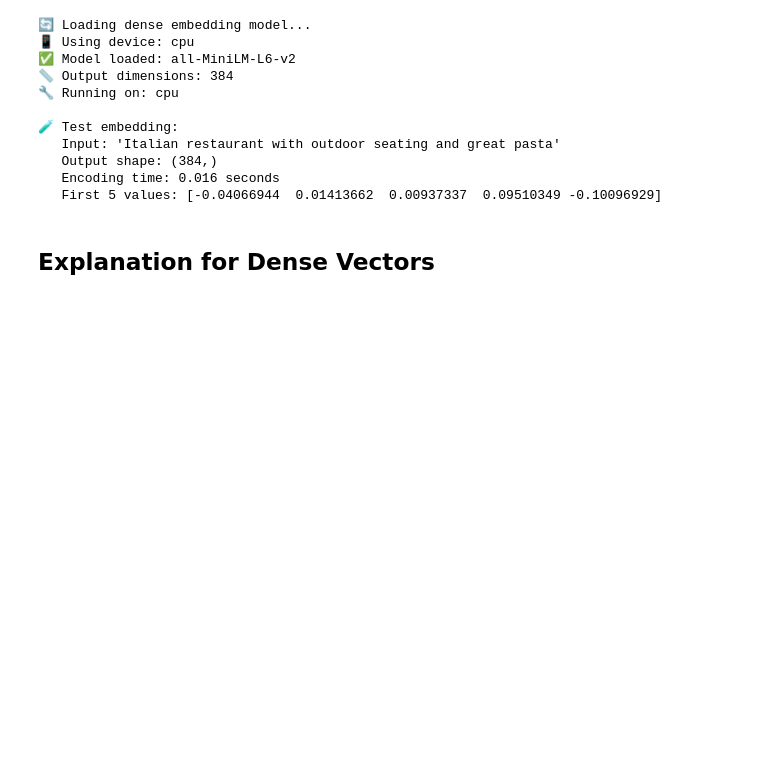
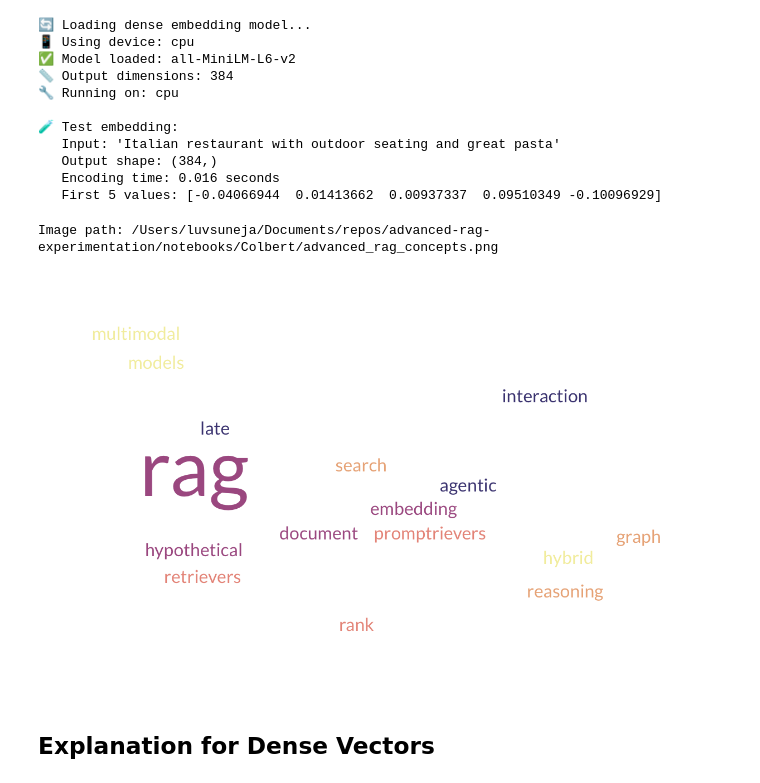
Before and after one commit to recalibr-ai/advanced-rag-experimentation, a Jupyter notebook: notebooks/ColBERT/2-Dense-Embeddings.ipynb, the cells around one changed output. Drawn from its saved outputs; the diff is of its cells as text; code cells hidden in the pictures; blank space fills up the shorter version.

Commit message:
new images

```diff
--- a/notebooks/ColBERT/2-Dense-Embeddings.ipynb
+++ b/notebooks/ColBERT/2-Dense-Embeddings.ipynb
@@ -103,6 +103,11 @@ print(f"   First 5 values: {test_embedding[:5]}")
    Output shape: (384,)
    Encoding time: 0.016 seconds
    First 5 values: [-0.04066944  0.01413662  0.00937337  0.09510349 -0.10096929]
+# %%
+show_image("Colbert/advanced_rag_concepts.png")
+# %% [output]
+Image path: /Users/luvsuneja/Documents/repos/advanced-rag-experimentation/notebooks/Colbert/advanced_rag_concepts.png
+[figure, added]
 # %% [markdown]
 ## Explanation for Dense Vectors
 # %%
```
Also changed, not shown: parts of 1 cell of this notebook, 4 other files.
